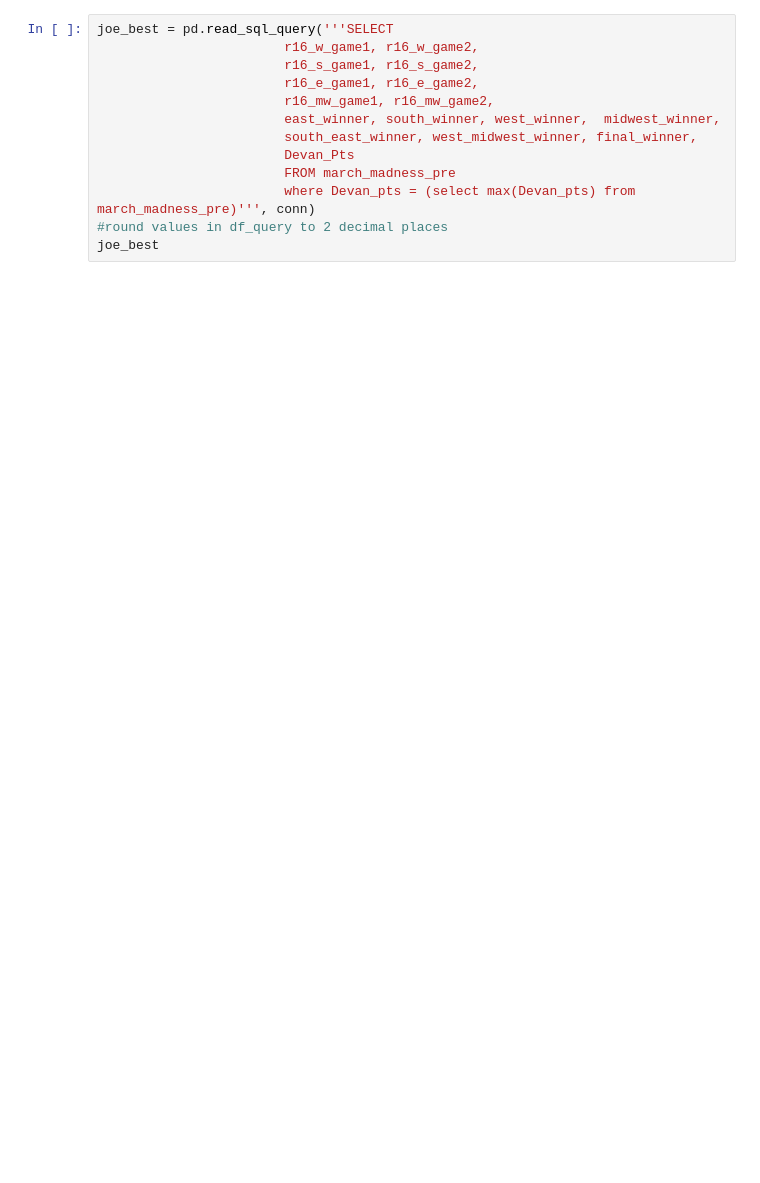
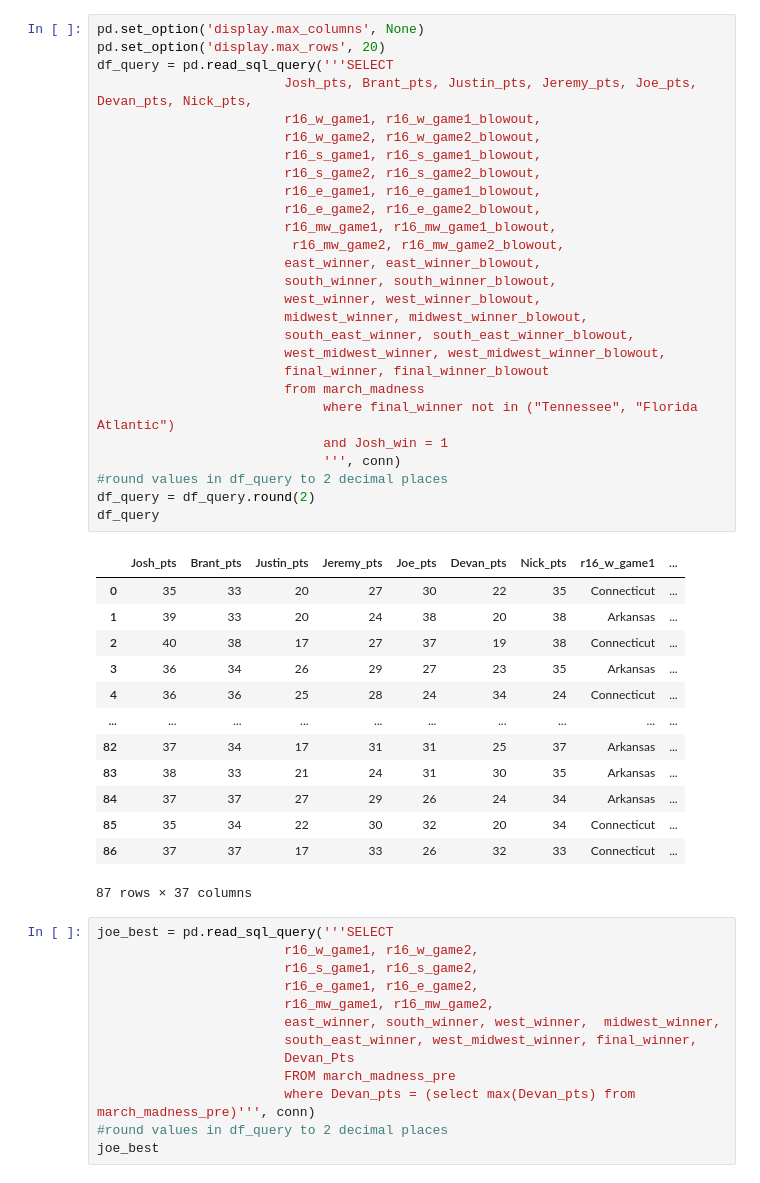
Before and after one commit to zobelj/MarchMadnessAuction, a Jupyter notebook: MarchMadness_2023/get_data.ipynb, the cells around one changed output. Cells and saved outputs as stored; diff of their text form; blank space fills up the shorter version.

```diff
--- a/MarchMadness_2023/get_data.ipynb
+++ b/MarchMadness_2023/get_data.ipynb
@@ -35,3 +28,44 @@ df_query
+# %%
+pd.set_option('display.max_columns', None)
+pd.set_option('display.max_rows', 20)
+df_query = pd.read_sql_query('''SELECT
+                        Josh_pts, Brant_pts, Justin_pts, Jeremy_pts, Joe_pts, Devan_pts, Nick_pts,
+                        r16_w_game1, r16_w_game1_blowout,
+                        r16_w_game2, r16_w_game2_blowout,
+                        r16_s_game1, r16_s_game1_blowout,
+                        r16_s_game2, r16_s_game2_blowout,
+                        r16_e_game1, r16_e_game1_blowout,
+                        r16_e_game2, r16_e_game2_blowout,
+                        r16_mw_game1, r16_mw_game1_blowout,
+                         r16_mw_game2, r16_mw_game2_blowout,
+                        east_winner, east_winner_blowout,
+                        south_winner, south_winner_blowout,
+                        west_winner, west_winner_blowout,
+                        midwest_winner, midwest_winner_blowout,
+                        south_east_winner, south_east_winner_blowout,
+                        west_midwest_winner, west_midwest_winner_blowout,
+                        final_winner, final_winner_blowout
+                        from march_madness
+                             where final_winner not in ("Tennessee", "Florida Atlantic")
+                             and Josh_win = 1
+                             ''', conn)
+#round values in df_query to 2 decimal places
+df_query = df_query.round(2)
+df_query
+# %% [output]
+|  | Josh_pts | Brant_pts | Justin_pts | Jeremy_pts | Joe_pts | Devan_pts | Nick_pts | r16_w_game1 | ... |
+| 0 | 35 | 33 | 20 | 27 | 30 | 22 | 35 | Connecticut | ... |
+| 1 | 39 | 33 | 20 | 24 | 38 | 20 | 38 | Arkansas | ... |
+| 2 | 40 | 38 | 17 | 27 | 37 | 19 | 38 | Connecticut | ... |
+| 3 | 36 | 34 | 26 | 29 | 27 | 23 | 35 | Arkansas | ... |
+| 4 | 36 | 36 | 25 | 28 | 24 | 34 | 24 | Connecticut | ... |
+| ... | ... | ... | ... | ... | ... | ... | ... | ... | ... |
+| 82 | 37 | 34 | 17 | 31 | 31 | 25 | 37 | Arkansas | ... |
+| 83 | 38 | 33 | 21 | 24 | 31 | 30 | 35 | Arkansas | ... |
+| 84 | 37 | 37 | 27 | 29 | 26 | 24 | 34 | Arkansas | ... |
+| 85 | 35 | 34 | 22 | 30 | 32 | 20 | 34 | Connecticut | ... |
+| 86 | 37 | 37 | 17 | 33 | 26 | 32 | 33 | Connecticut | ... |
+87 rows × 37 columns
 # %%
 joe_best = pd.read_sql_query('''SELECT
                         r16_w_game1, r16_w_game2,
```
Also changed, not shown: parts of 4 cells of this notebook, 6 other files.
